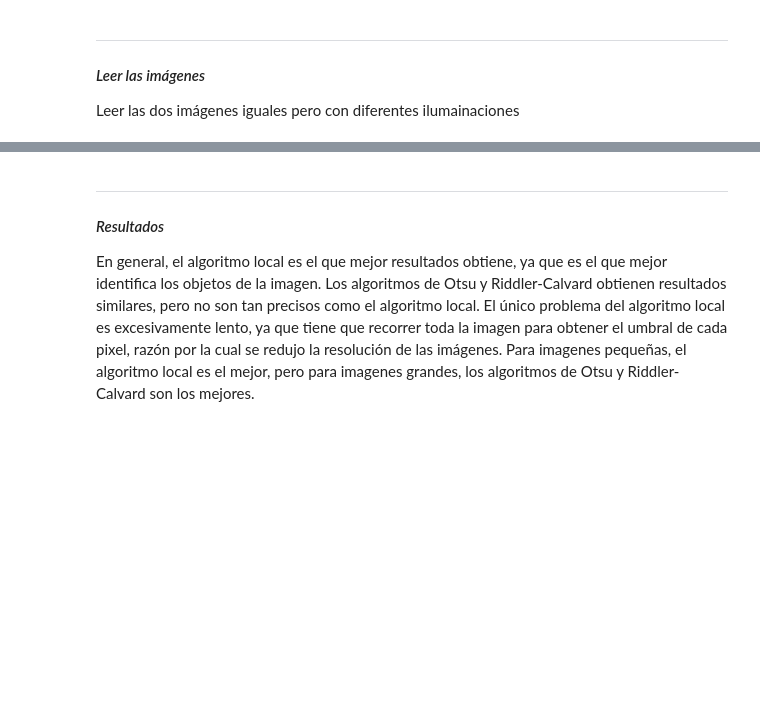
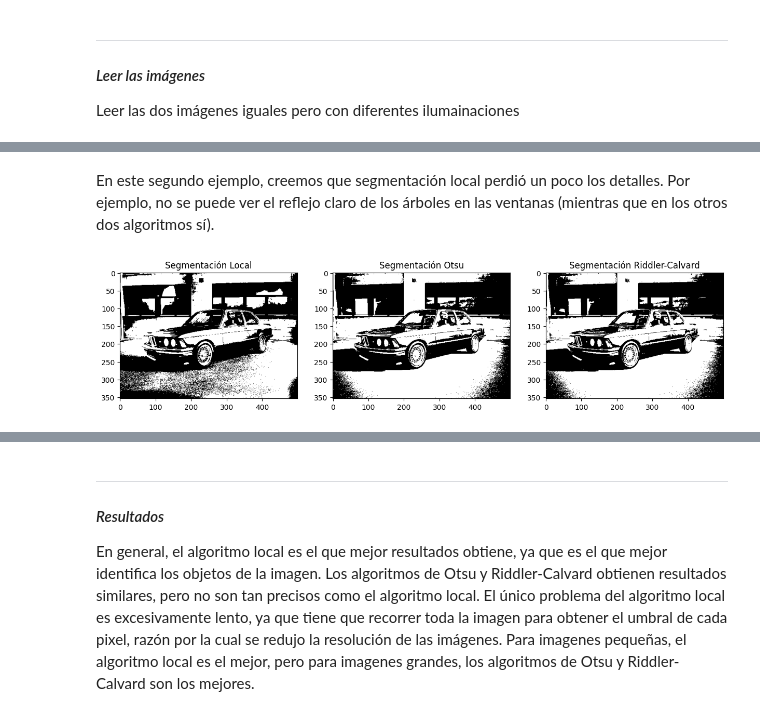
Before and after one commit to stefanoaragoni/computerVision_lista01, a Jupyter notebook: Lista01_Ejercicio4.ipynb, the cells around one changed output, grey strips where cells are left out. Saved outputs shown, nothing was run; the diff lists cells and outputs as text; code cells hidden in the pictures; blank space fills up the shorter version.

```diff
--- a/Lista01_Ejercicio4.ipynb
+++ b/Lista01_Ejercicio4.ipynb
@@ -203,0 +204,23 @@ riddlerCalvardBinarySegmentation(imgCS)
+# %% [markdown]
+En este segundo ejemplo, creemos que segmentación local perdió un poco los detalles. Por ejemplo, no se puede ver el reflejo claro de los árboles en las ventanas (mientras que en los otros dos algoritmos sí).
+# %%
+img1 = localBinarySegmentation(imgE21)
+img2 = otsuBinarySegmentation(imgE21)
+img3 = riddlerCalvardBinarySegmentation(imgE21)
+
+
+plt.figure(figsize=(15, 5))
+plt.subplot(1, 3, 1)
+plt.imshow(img1, cmap='gray')
+plt.title('Segmentación Local')
+
+plt.subplot(1, 3, 2)
+plt.imshow(img2, cmap='gray')
+plt.title('Segmentación Otsu')
+
+plt.subplot(1, 3, 3)
+plt.imshow(img3, cmap='gray')
+plt.title('Segmentación Riddler-Calvard')
+plt.show()
+# %% [output]
+[figure, added]
```
Also changed, not shown: parts of 11 cells of this notebook.
